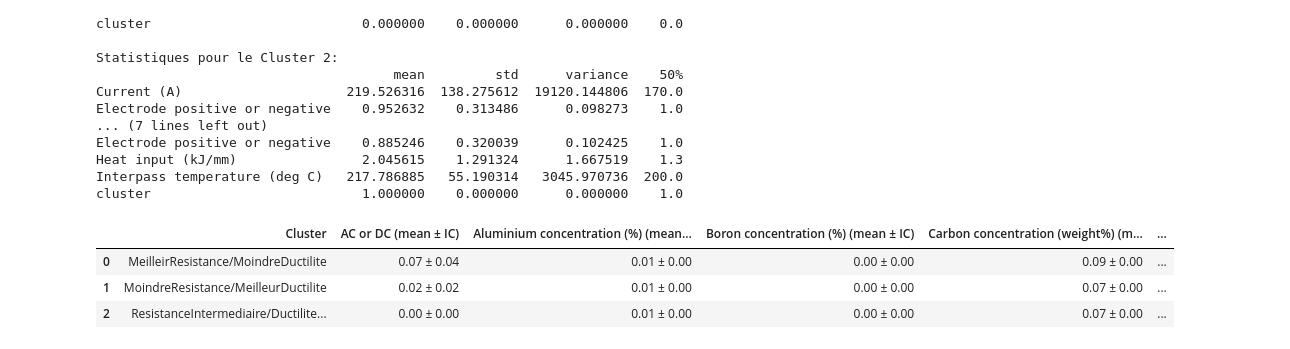
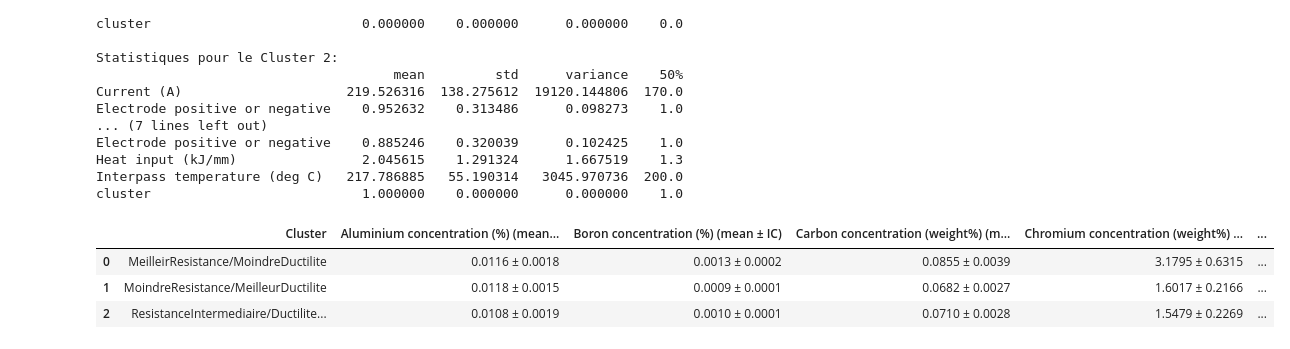
Before and after one commit to irenedagherr/ApprentissageAutomatiqueProjet, a Jupyter notebook: 3 - Prepocessing/clustering_targets.ipynb, the cells around one changed output. Saved outputs shown, nothing was run; the diff lists cells and outputs as text; code cells hidden in the pictures.

Commit message:
cluster

```diff
--- a/3 - Prepocessing/clustering_targets.ipynb
+++ b/3 - Prepocessing/clustering_targets.ipynb
@@ -344,33 +344,33 @@ cluster                           1.000000    0.000000      0.000000    1.0
 # %%
 # Calculer la moyenne, écart-type, et taille de l'échantillon par cluster pour chaque colonne
 cluster_stats = final_df.groupby('cluster').agg(['mean', 'std', 'count']).reset_index()
 cluster_stats.columns = ['_'.join(col).strip() for col in cluster_stats.columns.values]
 
 # Calculer l'intervalle de confiance 95% pour chaque colonne
 data_columns = [col for col in final_df.columns if col != 'cluster']
 for col in data_columns:
     cluster_stats[f"{col}_ci95"] = 1.96 * cluster_stats[f"{col}_std"] / np.sqrt(cluster_stats[f"{col}_count"])
 
 # Préparer les données pour un DataFrame final
 final_data = {
     'Cluster': cluster_stats['cluster_']
 }
 
 # Remplir le dictionnaire avec les moyennes et les intervalles de confiance
 for col in data_columns:
     final_data[f"{col} (mean ± IC)"] = [
-        f"{row[f'{col}_mean']:.2f} ± {row[f'{col}_ci95']:.2f}" for _, row in cluster_stats.iterrows()
+        f"{row[f'{col}_mean']:.4f} ± {row[f'{col}_ci95']:.4f}" for _, row in cluster_stats.iterrows()
     ]
 
 # Créer le DataFrame final
 final_df2 = pd.DataFrame(final_data)
 
 # Afficher le DataFrame avec pandas
 pd.set_option('display.max_columns', None)  # Afficher toutes les colonnes
 pd.set_option('display.expand_frame_repr', False)  # Ne pas couper les lignes longues
-(final_df2)
+(final_df2.iloc[:,[0]+[i for i in range(2,9,1)]])
 # %% [output]
-|  | Cluster | AC or DC (mean ± IC) | Aluminium concentration (%) (mean... | Boron concentration (%) (mean ± IC) | Carbon concentration (weight%) (m... | ... |
-| 0 | MeilleirResistance/MoindreDuctilite | 0.07 ± 0.04 | 0.01 ± 0.00 | 0.00 ± 0.00 | 0.09 ± 0.00 | ... |
-| 1 | MoindreResistance/MeilleurDuctilite | 0.02 ± 0.02 | 0.01 ± 0.00 | 0.00 ± 0.00 | 0.07 ± 0.00 | ... |
-| 2 | ResistanceIntermediaire/Ductilite... | 0.00 ± 0.00 | 0.01 ± 0.00 | 0.00 ± 0.00 | 0.07 ± 0.00 | ... |
+|  | Cluster | Aluminium concentration (%) (mean... | Boron concentration (%) (mean ± IC) | Carbon concentration (weight%) (m... | Chromium concentration (weight%) ... | ... |
+| 0 | MeilleirResistance/MoindreDuctilite | 0.0116 ± 0.0018 | 0.0013 ± 0.0002 | 0.0855 ± 0.0039 | 3.1795 ± 0.6315 | ... |
+| 1 | MoindreResistance/MeilleurDuctilite | 0.0118 ± 0.0015 | 0.0009 ± 0.0001 | 0.0682 ± 0.0027 | 1.6017 ± 0.2166 | ... |
+| 2 | ResistanceIntermediaire/Ductilite... | 0.0108 ± 0.0019 | 0.0010 ± 0.0001 | 0.0710 ± 0.0028 | 1.5479 ± 0.2269 | ... |
```
Also changed, not shown: parts of 1 cell of this notebook.
